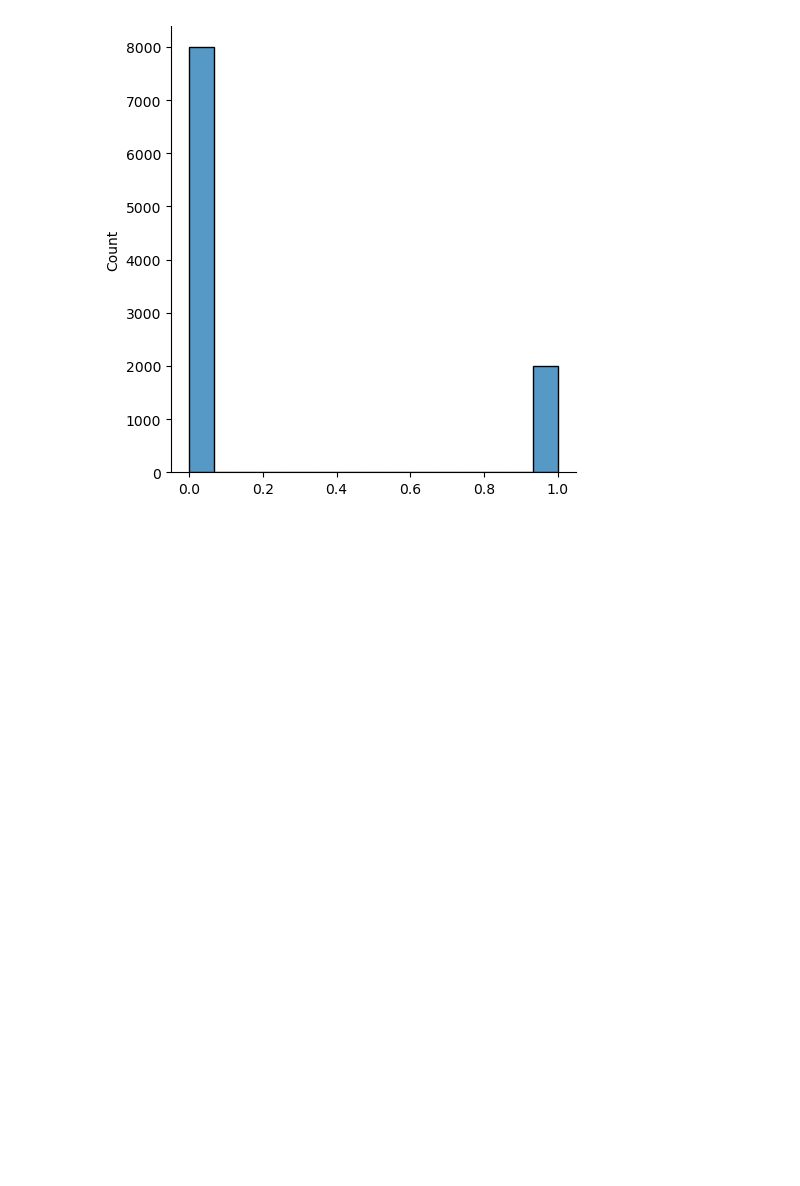
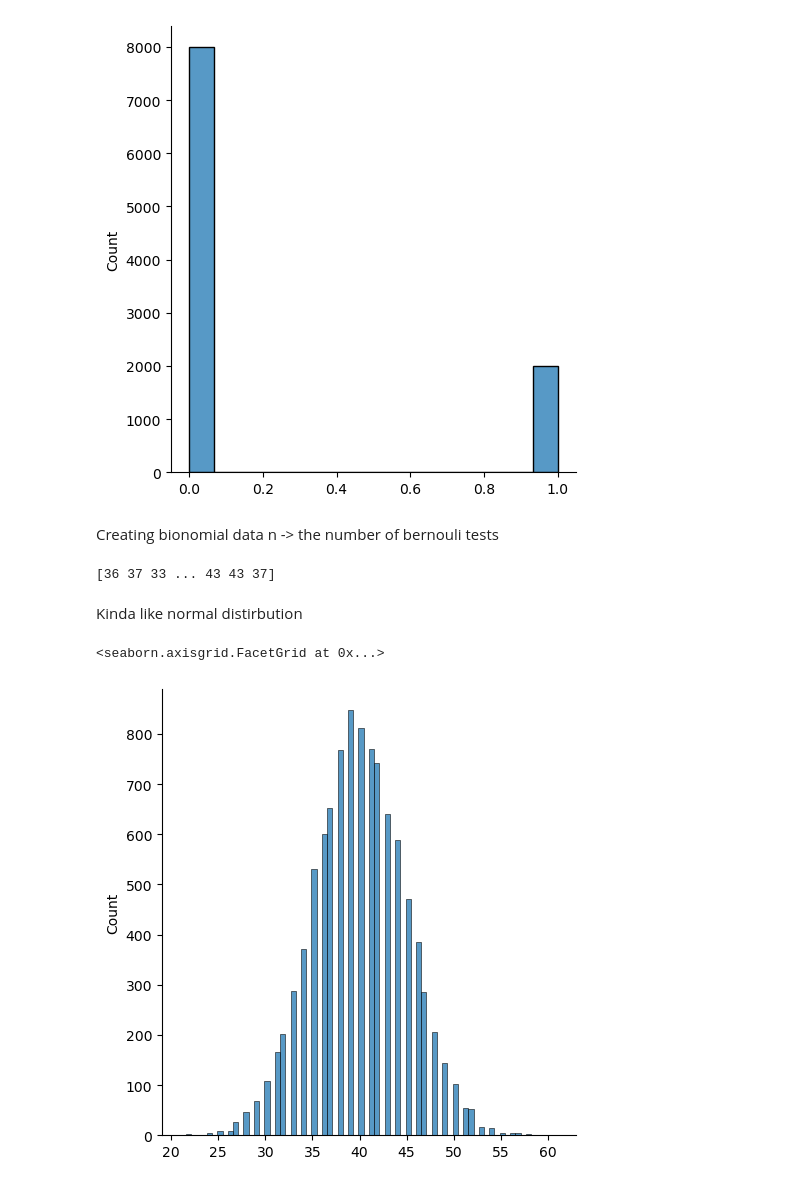
Before and after one commit to BeziKaviani/data-science-ml-learning-path, a Jupyter notebook: 02-descriptive-statistics/descriptive_methods.ipynb, the cells around one changed output. Cells and saved outputs as stored; diff of their text form; code cells hidden in the pictures; blank space fills up the shorter version.

Commit message:
creating a data with a bionomial distirbution and display it visually

```diff
--- a/02-descriptive-statistics/descriptive_methods.ipynb
+++ b/02-descriptive-statistics/descriptive_methods.ipynb
@@ -181,3 +181,18 @@ sns.displot(bernouli_data)
 # %% [output]
 <seaborn.axisgrid.FacetGrid at 0x...>
 [figure]
+# %% [markdown]
+Creating bionomial data
+n -> the number of bernouli tests
+# %%
+bionomial_data = sp.binom.rvs(size=10000, n=100, p=0.4)
+print(bionomial_data)
+# %% [output]
+[36 37 33 ... 43 43 37]
+# %% [markdown]
+Kinda like normal distirbution
+# %%
+sns.displot(bionomial_data)
+# %% [output]
+<seaborn.axisgrid.FacetGrid at 0x...>
+[figure, added]
```
